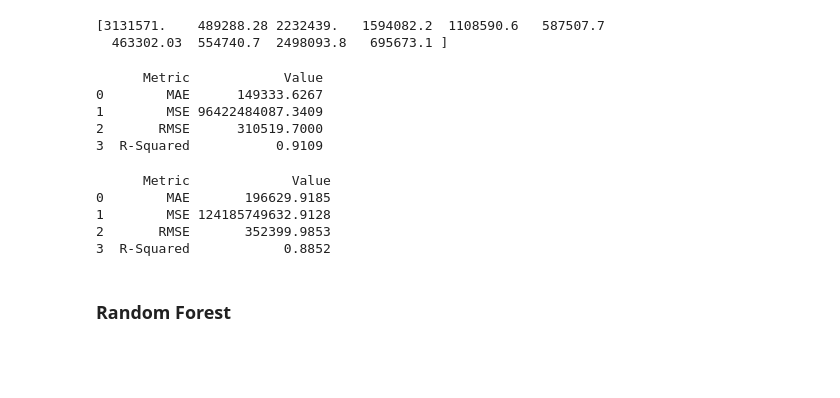
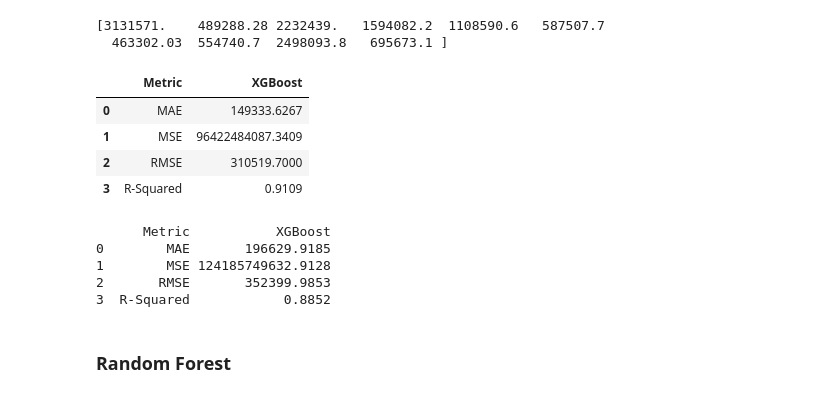
Before and after one commit to GanKaiFeng1999/Capstone_2, a Jupyter notebook: Capstone 2 Modelling.ipynb, the cells around one changed output. Cells and saved outputs as stored; diff of their text form; code cells hidden in the pictures; blank space fills up the shorter version.

```diff
--- a/Capstone 2 Modelling.ipynb
+++ b/Capstone 2 Modelling.ipynb
@@ -205,23 +206,23 @@ print(XGB_pred[:10])
 # %%
 # Find metrics
 from sklearn import metrics
 
 XGB_metrics = pd.DataFrame ({'Metric':
 ['MAE',
 'MSE',
 'RMSE',
-'R-Squared'], 'Value':
+'R-Squared'], 'XGBoost':
 [metrics.mean_absolute_error(y_test, XGB_pred),
 metrics.mean_squared_error (y_test, XGB_pred),
 np.sqrt (metrics.mean_squared_error (y_test, XGB_pred)),
 metrics.explained_variance_score (y_test, XGB_pred)]})
-print(XGB_metrics)
+XGB_metrics
 # %% [output]
-      Metric            Value
-0        MAE      149333.6267
-1        MSE 96422484087.3409
-2       RMSE      310519.7000
-3  R-Squared           0.9109
+|  | Metric | XGBoost |
+| 0 | MAE | 149333.6267 |
+| 1 | MSE | 96422484087.3409 |
+| 2 | RMSE | 310519.7000 |
+| 3 | R-Squared | 0.9109 |
 # %%
 from sklearn import metrics
 
@@ -232,14 +233,14 @@ metrics = pd.DataFrame ({'Metric':
 ['MAE',
 'MSE',
 'RMSE',
-'R-Squared'], 'Value':
+'R-Squared'], 'XGBoost':
 [metrics.mean_absolute_error(y_test, pred),
 metrics.mean_squared_error (y_test, pred),
 np.sqrt (metrics.mean_squared_error (y_test, pred)),
 metrics.explained_variance_score (y_test, pred)]})
 print(metrics)
 # %% [output]
-      Metric             Value
+      Metric           XGBoost
 0        MAE       196629.9185
 1        MSE 124185749632.9128
 2       RMSE       352399.9853
```
Also changed, not shown: parts of 6 cells of this notebook, 2 other files.
